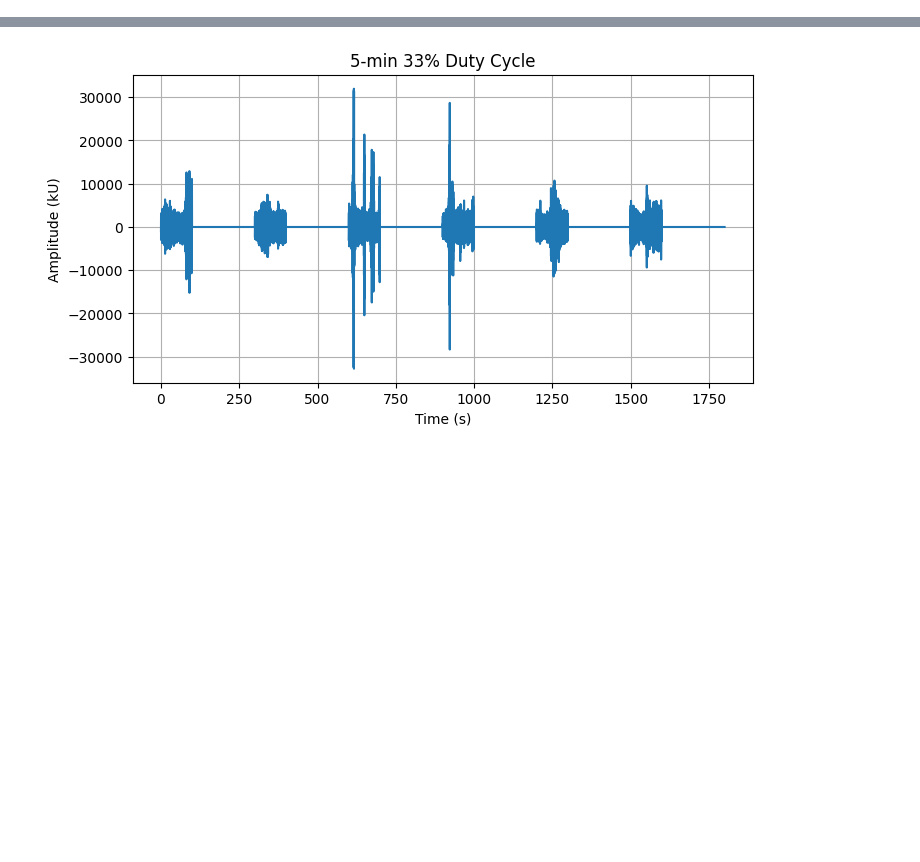
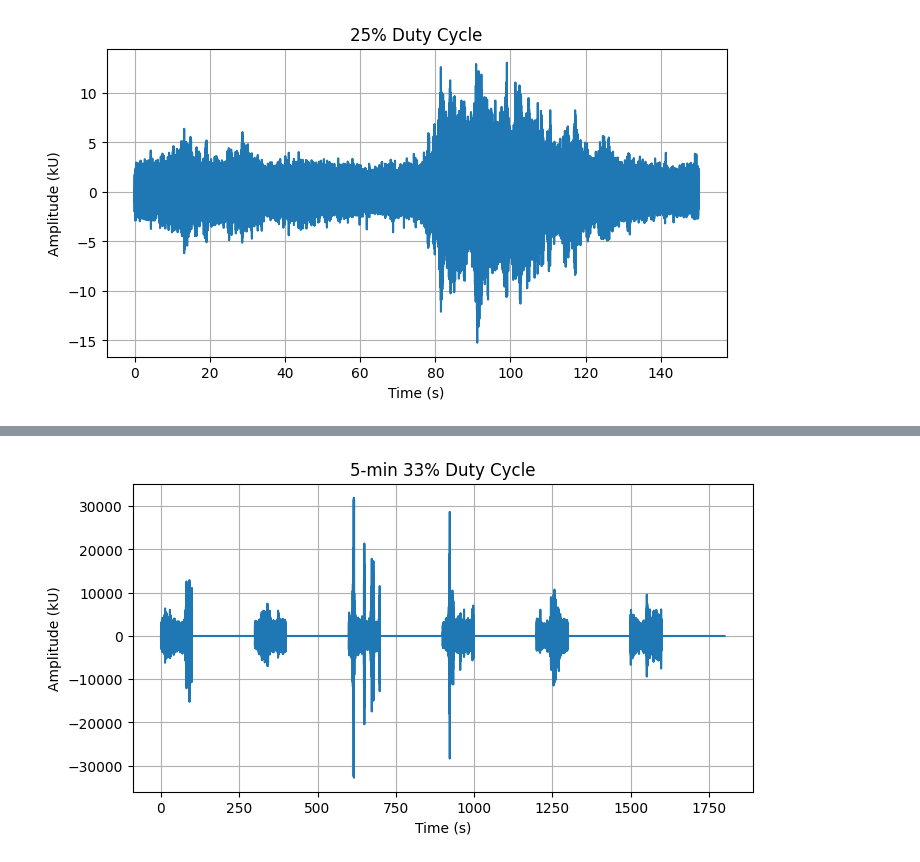
Before and after one commit to ctuguinay/bat-detector-msds, a Jupyter notebook: notebooks/subsample.ipynb, the cells around one changed output, grey strips where cells are left out. Cells and saved outputs as stored; diff of their text form; code cells hidden in the pictures; blank space fills up the shorter version.

```diff
--- a/notebooks/subsample.ipynb
+++ b/notebooks/subsample.ipynb
@@ -56,9 +62,11 @@ import time
 # %%
-# plt.figure(figsize=(8, 4))
-# plt.title("25% Duty Cycle")
-# plt.plot(s4/fs, audio4/1000)
-# plt.ylabel("Amplitude (kU)")
-# plt.xlabel("Time (s)")
-# plt.grid(which="both")
-# plt.show()
+plt.figure(figsize=(8, 4))
+plt.title("25% Duty Cycle")
+plt.plot(s4/fs, audio4/1000)
+plt.ylabel("Amplitude (kU)")
+plt.xlabel("Time (s)")
+plt.grid(which="both")
+plt.show()
+# %% [output]
+[figure, added]
 # %%
```
Also changed, not shown: parts of 10 cells of this notebook.
